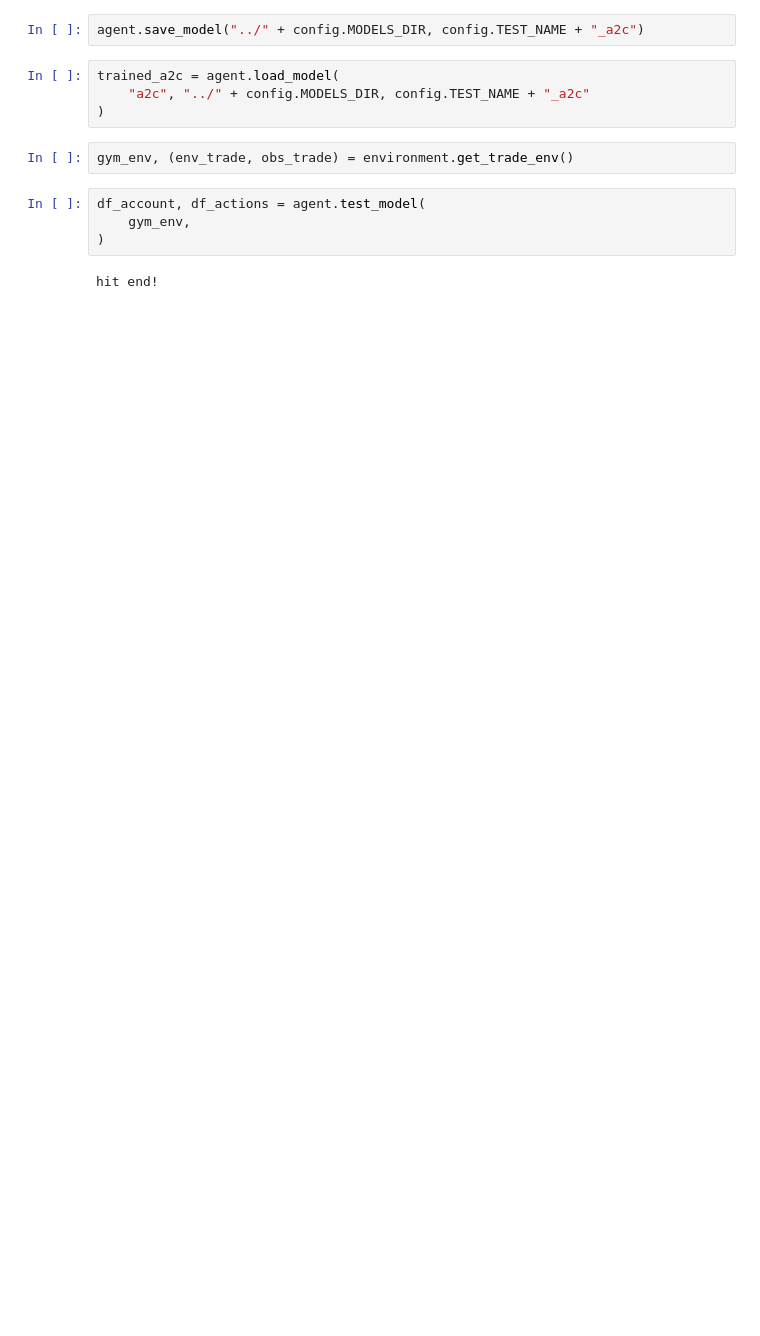
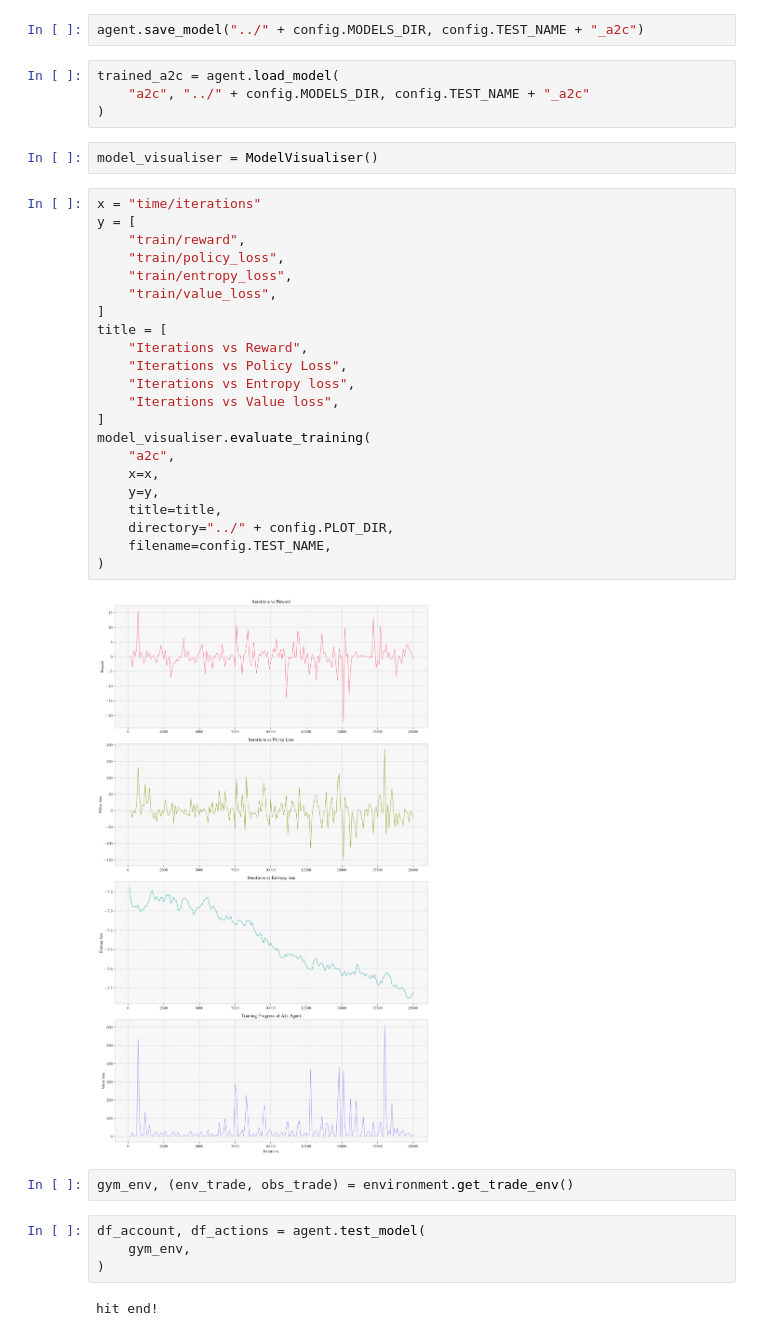
Before and after one commit to ingridpi/xdl-portfolio, a Jupyter notebook: examples/environment_agents.ipynb, the cells around one changed output. Saved outputs shown, nothing was run; the diff lists cells and outputs as text; blank space fills up the shorter version.

Commit message:
Test model visualiser

```diff
--- a/examples/environment_agents.ipynb
+++ b/examples/environment_agents.ipynb
@@ -65,6 +51,32 @@ agent.save_model("../" + config.MODELS_DIR, config.TEST_NAME + "_a2c")
 trained_a2c = agent.load_model(
     "a2c", "../" + config.MODELS_DIR, config.TEST_NAME + "_a2c"
 )
+# %%
+model_visualiser = ModelVisualiser()
+# %%
+x = "time/iterations"
+y = [
+    "train/reward",
+    "train/policy_loss",
+    "train/entropy_loss",
+    "train/value_loss",
+]
+title = [
+    "Iterations vs Reward",
+    "Iterations vs Policy Loss",
+    "Iterations vs Entropy loss",
+    "Iterations vs Value loss",
+]
+model_visualiser.evaluate_training(
+    "a2c",
+    x=x,
+    y=y,
+    title=title,
+    directory="../" + config.PLOT_DIR,
+    filename=config.TEST_NAME,
+)
+# %% [output]
+[figure, added]
 # %%
 gym_env, (env_trade, obs_trade) = environment.get_trade_env()
 # %%
```
Also changed, not shown: parts of 5 cells of this notebook, 3 other files.
